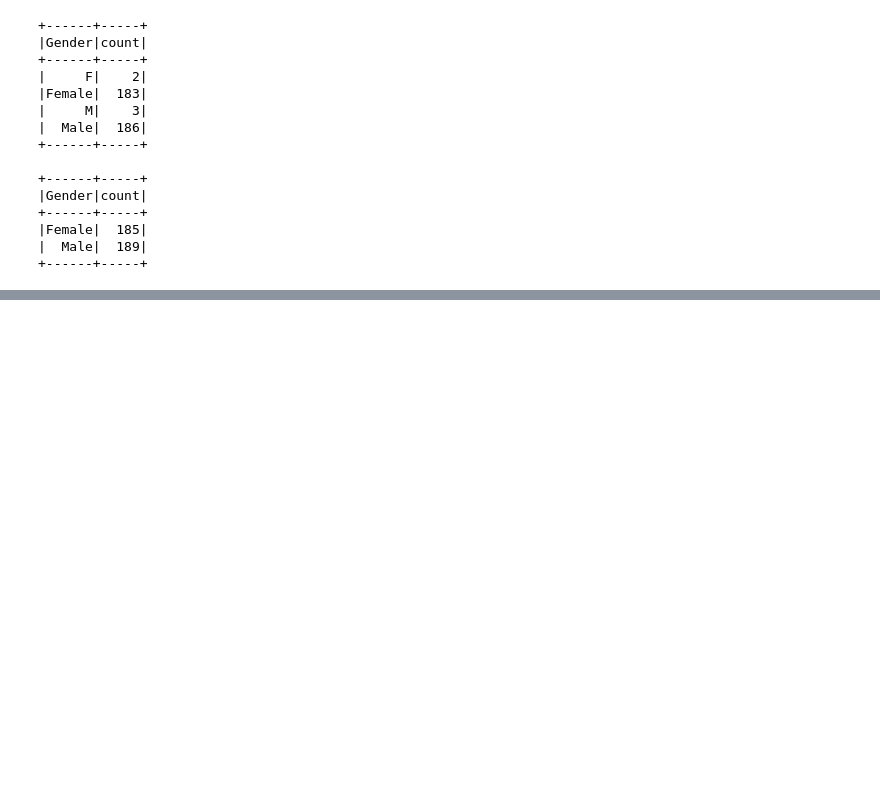
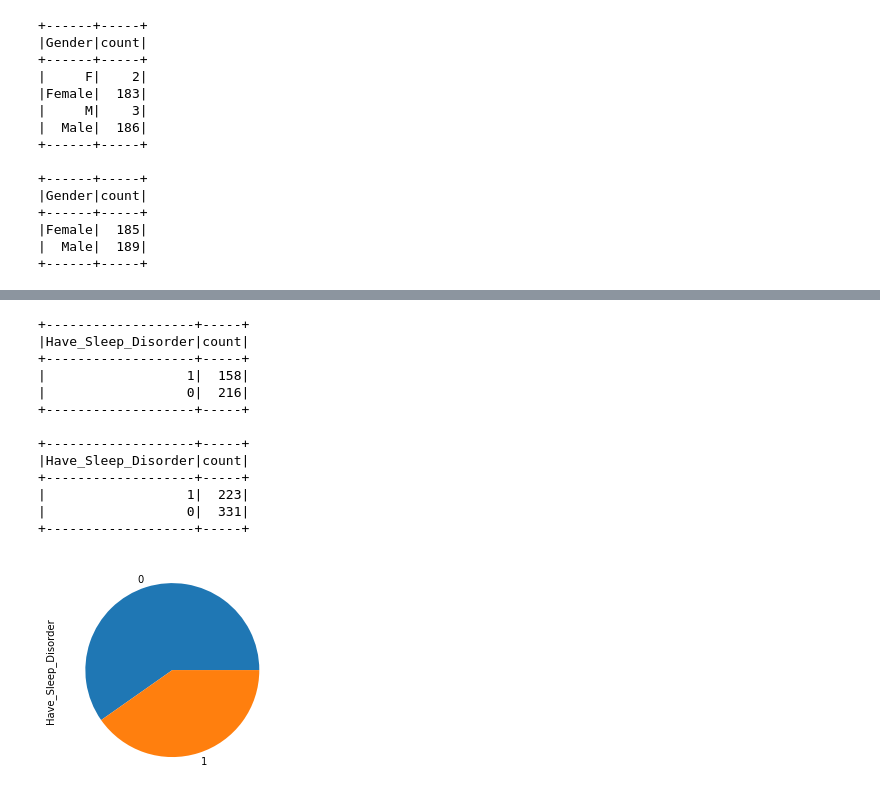
Before and after one commit to EionTey/INFOSYS_722_I4, a Jupyter notebook: I4.ipynb, the cells around one changed output, grey strips where cells are left out. Drawn from its saved outputs; the diff is of its cells as text; code cells hidden in the pictures; blank space fills up the shorter version.

```diff
--- a/I4.ipynb
+++ b/I4.ipynb
@@ -1178,0 +1253,23 @@ df_merged.groupBy("Gender").count().show()
+# %%
+# Pie chart of Have Sleep Disorder
+df_boosted.toPandas()['Have_Sleep_Disorder'].value_counts().plot.pie()
+# Count distribution
+# Before boost
+df_1_imp.groupBy("Have_Sleep_Disorder").agg(count("Have_Sleep_Disorder").alias("count")).show()
+# After oversampling
+df_boosted.groupBy("Have_Sleep_Disorder").agg(count("Have_Sleep_Disorder").alias("count")).show()
+# %% [output]
++-------------------+-----+
+|Have_Sleep_Disorder|count|
++-------------------+-----+
+|                  1|  158|
+|                  0|  216|
++-------------------+-----+
+
++-------------------+-----+
+|Have_Sleep_Disorder|count|
++-------------------+-----+
+|                  1|  223|
+|                  0|  331|
++-------------------+-----+
+[figure, added]
```
Also changed, not shown: parts of 35 cells of this notebook.
